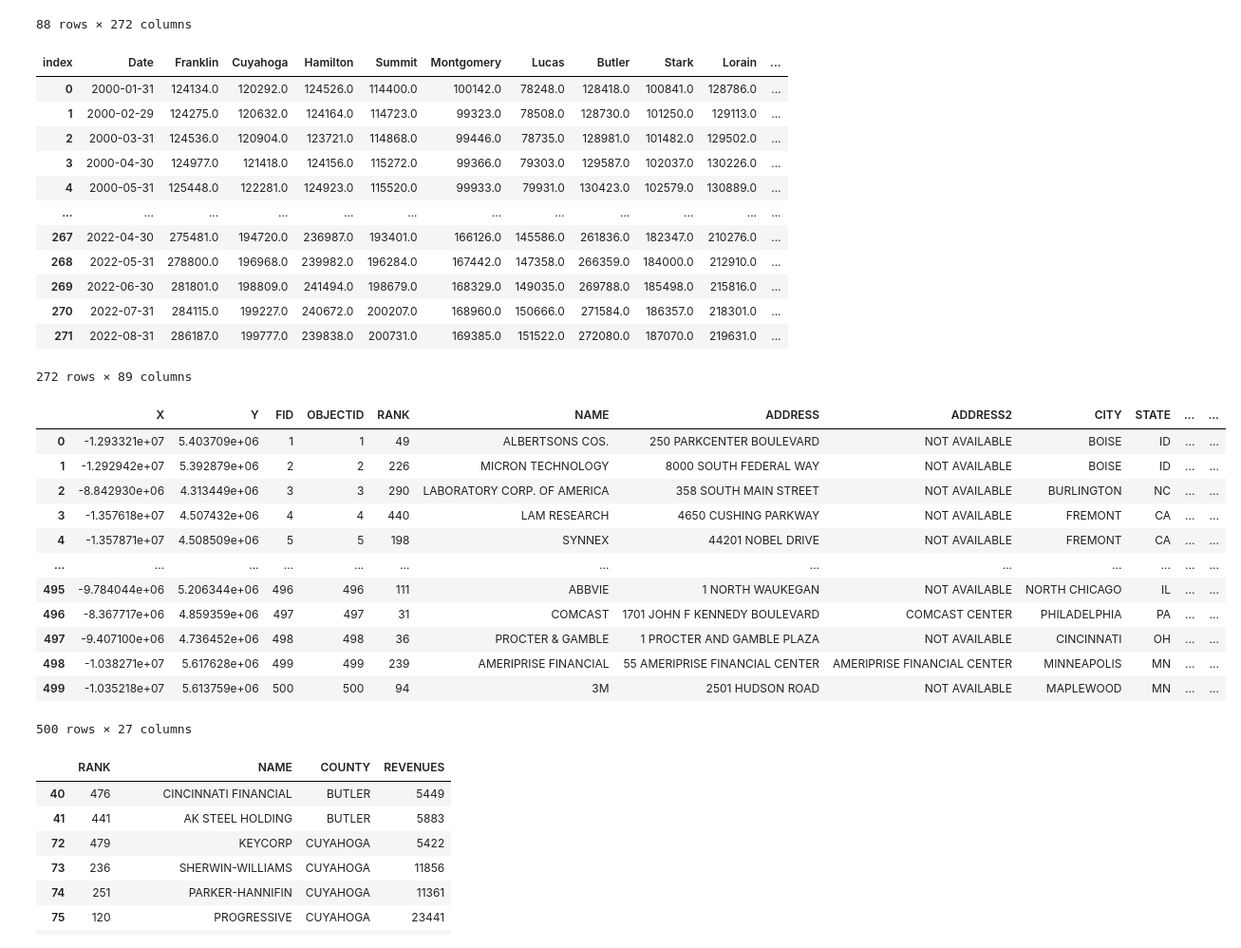
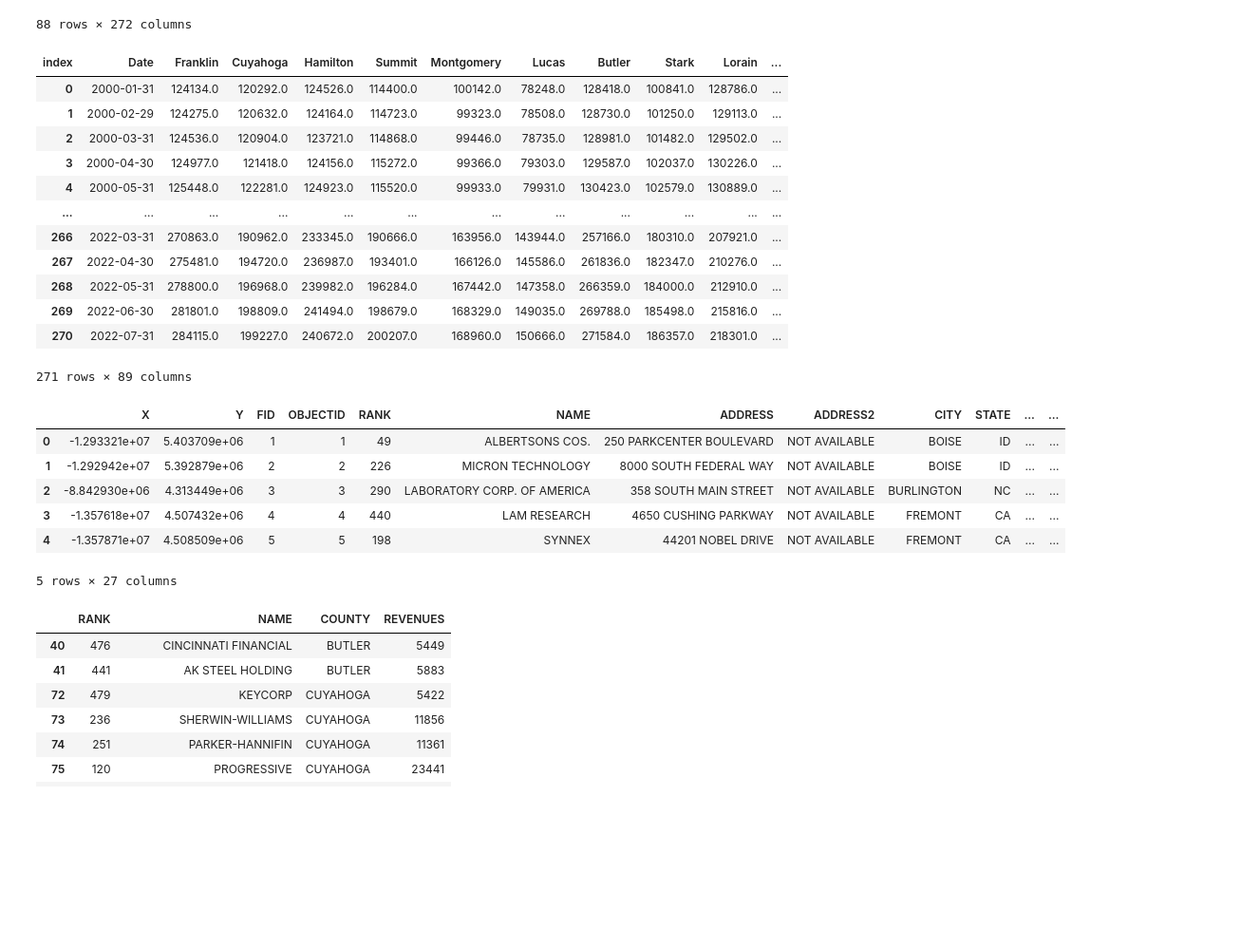
Before and after one commit to yummypugs/Data-Analytics-in-Business, a Jupyter notebook: Final Data/Ohio/transposed ohio counties.ipynb, the cells around one changed output. Shown at 95% size. Saved outputs shown, nothing was run; the diff lists cells and outputs as text; code cells hidden in the pictures; blank space fills up the shorter version.

```diff
--- a/Final Data/Ohio/transposed ohio counties.ipynb
+++ b/Final Data/Ohio/transposed ohio counties.ipynb
@@ -35,6 +35,7 @@ See the caveats in the documentation: https://pandas.pydata.org/pandas-docs/stab
 ohcounties = ohcounties.transpose()
 ohcounties = ohcounties.reset_index()
 ohcounties = ohcounties.rename(columns={"index": "Date"})
+ohcounties = ohcounties[:-1]
 ohcounties.to_excel("1 ohio counties dataset from pandas.xlsx")
 ohcounties
 # %% [output]
@@ -45,29 +46,23 @@ ohcounties
 | 3 | 2000-04-30 | 124977.0 | 121418.0 | 124156.0 | 115272.0 | 99366.0 | 79303.0 | 129587.0 | 102037.0 | 130226.0 | ... |
 | 4 | 2000-05-31 | 125448.0 | 122281.0 | 124923.0 | 115520.0 | 99933.0 | 79931.0 | 130423.0 | 102579.0 | 130889.0 | ... |
 | ... | ... | ... | ... | ... | ... | ... | ... | ... | ... | ... | ... |
+| 266 | 2022-03-31 | 270863.0 | 190962.0 | 233345.0 | 190666.0 | 163956.0 | 143944.0 | 257166.0 | 180310.0 | 207921.0 | ... |
 | 267 | 2022-04-30 | 275481.0 | 194720.0 | 236987.0 | 193401.0 | 166126.0 | 145586.0 | 261836.0 | 182347.0 | 210276.0 | ... |
 | 268 | 2022-05-31 | 278800.0 | 196968.0 | 239982.0 | 196284.0 | 167442.0 | 147358.0 | 266359.0 | 184000.0 | 212910.0 | ... |
 | 269 | 2022-06-30 | 281801.0 | 198809.0 | 241494.0 | 198679.0 | 168329.0 | 149035.0 | 269788.0 | 185498.0 | 215816.0 | ... |
 | 270 | 2022-07-31 | 284115.0 | 199227.0 | 240672.0 | 200207.0 | 168960.0 | 150666.0 | 271584.0 | 186357.0 | 218301.0 | ... |
-| 271 | 2022-08-31 | 286187.0 | 199777.0 | 239838.0 | 200731.0 | 169385.0 | 151522.0 | 272080.0 | 187070.0 | 219631.0 | ... |
-272 rows × 89 columns
+271 rows × 89 columns
 # %%
 companies = pd.read_csv("../../Datasets/Fortune 500/Fortune_500_Corporate_Headquarters_arcgis.csv")
-companies
+companies.head()
 # %% [output]
 |  | X | Y | FID | OBJECTID | RANK | NAME | ADDRESS | ADDRESS2 | CITY | STATE | ... | ... |
 | 0 | -1.293321e+07 | 5.403709e+06 | 1 | 1 | 49 | ALBERTSONS COS. | 250 PARKCENTER BOULEVARD | NOT AVAILABLE | BOISE | ID | ... | ... |
 | 1 | -1.292942e+07 | 5.392879e+06 | 2 | 2 | 226 | MICRON TECHNOLOGY | 8000 SOUTH FEDERAL WAY | NOT AVAILABLE | BOISE | ID | ... | ... |
 | 2 | -8.842930e+06 | 4.313449e+06 | 3 | 3 | 290 | LABORATORY CORP. OF AMERICA | 358 SOUTH MAIN STREET | NOT AVAILABLE | BURLINGTON | NC | ... | ... |
 | 3 | -1.357618e+07 | 4.507432e+06 | 4 | 4 | 440 | LAM RESEARCH | 4650 CUSHING PARKWAY | NOT AVAILABLE | FREMONT | CA | ... | ... |
 | 4 | -1.357871e+07 | 4.508509e+06 | 5 | 5 | 198 | SYNNEX | 44201 NOBEL DRIVE | NOT AVAILABLE | FREMONT | CA | ... | ... |
-| ... | ... | ... | ... | ... | ... | ... | ... | ... | ... | ... | ... | ... |
-| 495 | -9.784044e+06 | 5.206344e+06 | 496 | 496 | 111 | ABBVIE | 1 NORTH WAUKEGAN | NOT AVAILABLE | NORTH CHICAGO | IL | ... | ... |
-| 496 | -8.367717e+06 | 4.859359e+06 | 497 | 497 | 31 | COMCAST | 1701 JOHN F KENNEDY BOULEVARD | COMCAST CENTER | PHILADELPHIA | PA | ... | ... |
-| 497 | -9.407100e+06 | 4.736452e+06 | 498 | 498 | 36 | PROCTER & GAMBLE | 1 PROCTER AND GAMBLE PLAZA | NOT AVAILABLE | CINCINNATI | OH | ... | ... |
-| 498 | -1.038271e+07 | 5.617628e+06 | 499 | 499 | 239 | AMERIPRISE FINANCIAL | 55 AMERIPRISE FINANCIAL CENTER | AMERIPRISE FINANCIAL CENTER | MINNEAPOLIS | MN | ... | ... |
-| 499 | -1.035218e+07 | 5.613759e+06 | 500 | 500 | 94 | 3M | 2501 HUDSON ROAD | NOT AVAILABLE | MAPLEWOOD | MN | ... | ... |
-500 rows × 27 columns
+5 rows × 27 columns
 # %%
 ohcompanies = companies[companies["STATE"] == "OH"]
 #ohcompanies = ohcompanies.rename(columns={"COUNTY":"index"})
```
Also changed, not shown: 3 other files.
